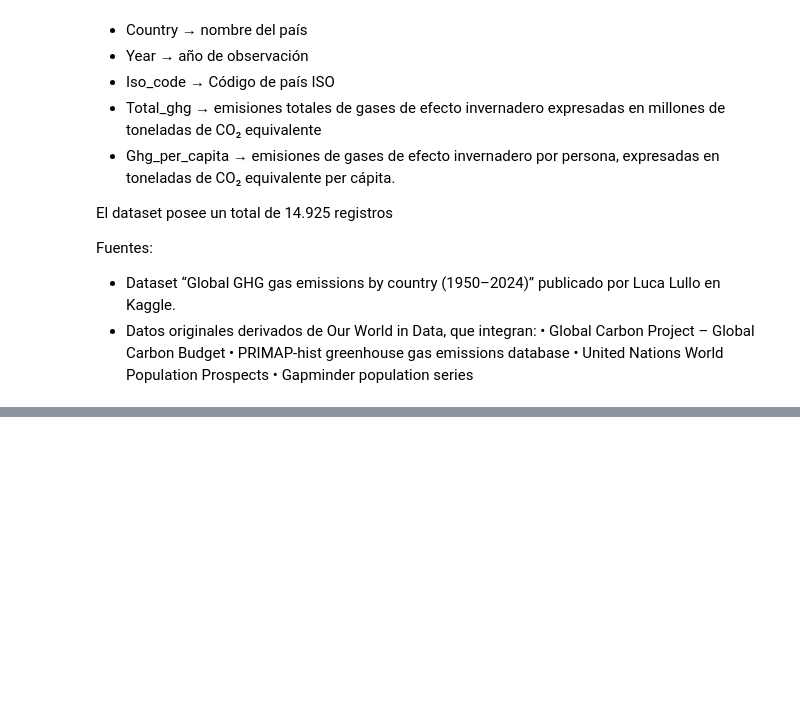
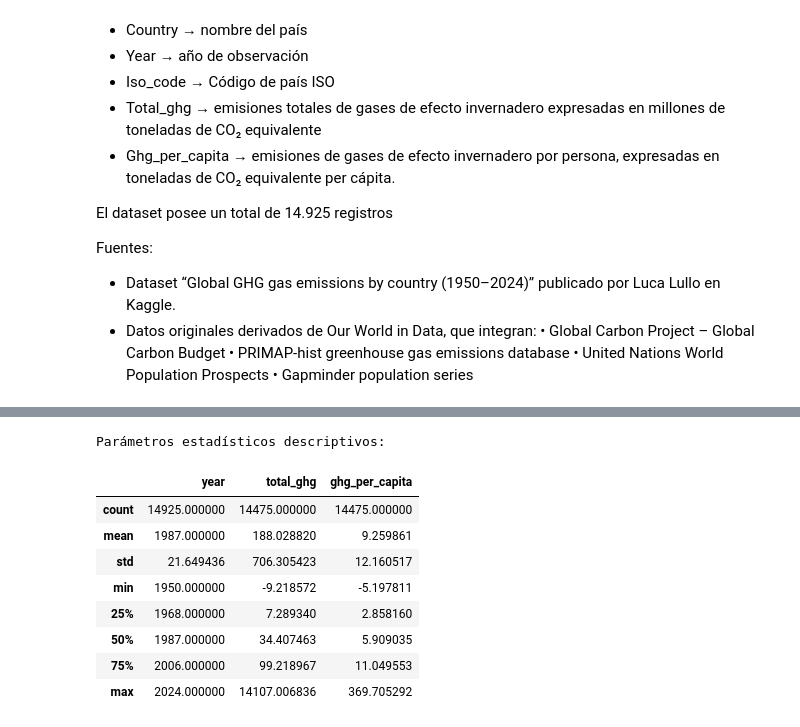
Before and after one commit to ISPC-PROYECTOS/CienciaDatosABP, a Jupyter notebook: Data_Science.ipynb, the cells around one changed output, grey strips where cells are left out. Cells and saved outputs as stored; diff of their text form; code cells hidden in the pictures; blank space fills up the shorter version.

```diff
--- a/Data_Science.ipynb
+++ b/Data_Science.ipynb
@@ -69,0 +136,15 @@ Fuentes:
+# %%
+# 4. Parámetros estadísticos descriptivos para columnas numéricas
+print('\nParámetros estadísticos descriptivos:')
+display(df.describe())
+# %% [output]
+Parámetros estadísticos descriptivos:
+|  | year | total_ghg | ghg_per_capita |
+| count | 14925.000000 | 14475.000000 | 14475.000000 |
+| mean | 1987.000000 | 188.028820 | 9.259861 |
+| std | 21.649436 | 706.305423 | 12.160517 |
+| min | 1950.000000 | -9.218572 | -5.197811 |
+| 25% | 1968.000000 | 7.289340 | 2.858160 |
+| 50% | 1987.000000 | 34.407463 | 5.909035 |
+| 75% | 2006.000000 | 99.218967 | 11.049553 |
+| max | 2024.000000 | 14107.006836 | 369.705292 |
```
Also changed, not shown: parts of 5 cells of this notebook.
